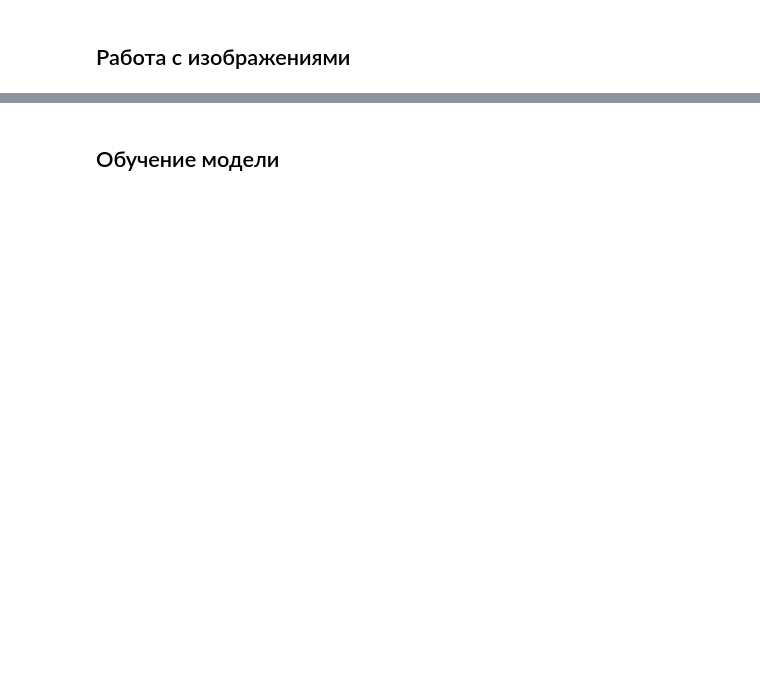
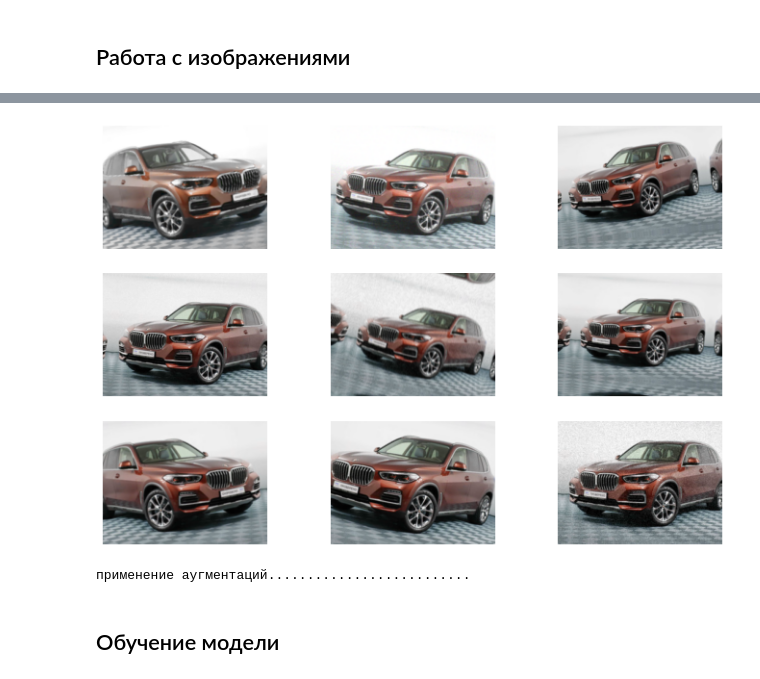
Before and after one commit to NataliaKolesnik/Car_Price_prediction_part2, a Jupyter notebook: 3_Нейросеть.ipynb, the cells around one changed output, grey strips where cells are left out. Drawn from its saved outputs; the diff is of its cells as text; code cells hidden in the pictures; blank space fills up the shorter version.

```diff
--- a/3_Нейросеть.ipynb
+++ b/3_Нейросеть.ipynb
@@ -247,0 +386,37 @@ X_train, X_valid, Y_train, Y_valid = train_test_split(X, Y, test_size=0.25, rand
+# %%
+augmentation = Compose([
+    HorizontalFlip(),
+    OneOf([
+        IAAAdditiveGaussianNoise(),
+        GaussNoise(),
+    ], p=0.2),
+    OneOf([
+        MotionBlur(p=0.2),
+        MedianBlur(blur_limit=3, p=0.1),
+        Blur(blur_limit=3, p=0.1),
+    ], p=0.2),
+    ShiftScaleRotate(shift_limit=0.0625, scale_limit=0.2, rotate_limit=15, p=1),
+    OneOf([
+        OpticalDistortion(p=0.3),
+        GridDistortion(p=0.1),
+        IAAPiecewiseAffine(p=0.3),
+    ], p=0.2),
+    OneOf([
+        CLAHE(clip_limit=2),
+        IAASharpen(),
+        IAAEmboss(),
+        RandomBrightnessContrast(),
+    ], p=0.3),
+    HueSaturationValue(p=0.3),
+], p=1)
+
+#пример
+plt.figure(figsize = (12,8))
+for i in range(9):
+    img = augmentation(image = images_train[0])['image']
+    plt.subplot(3, 3, i + 1)
+    plt.imshow(img)
+    plt.axis('off')
+plt.show()
+# %% [output]
+[figure, added]
@@ -248,2 +435,6 @@ X_train, X_valid, Y_train, Y_valid = train_test_split(X, Y, test_size=0.25, rand
+# %%
+x = make_augmentations(images_train)
+# %% [output]
+применение аугментаций..........................
 # %% [markdown]
 ## Обучение модели
```
Also changed, not shown: parts of 56 cells of this notebook.
